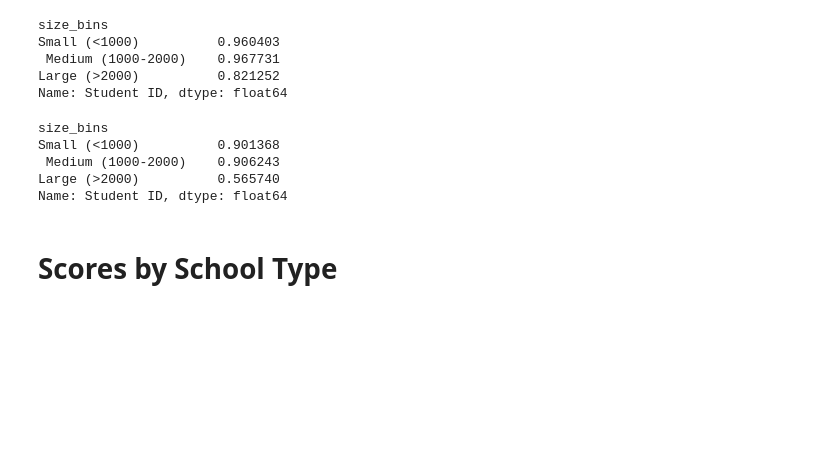
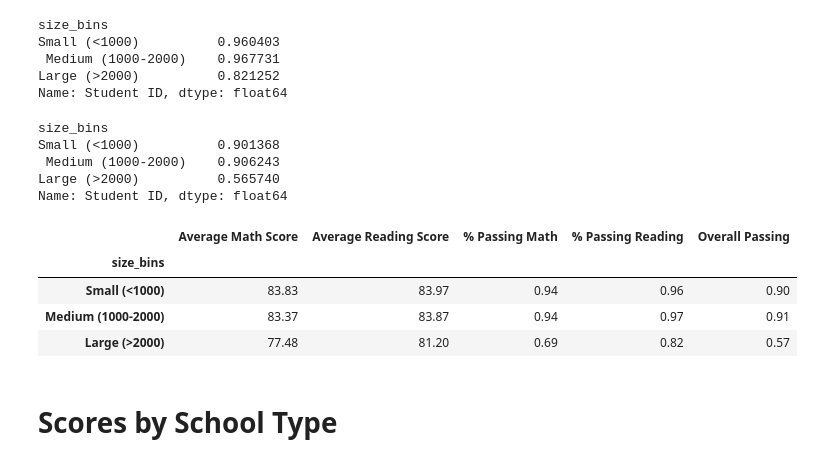
Before and after one commit to josiedeleon/Pandas--Challenge, a Jupyter notebook: PyCitySchools/PyCitySchools_ipynb.ipynb, the cells around one changed output. Drawn from its saved outputs; the diff is of its cells as text; code cells hidden in the pictures; blank space fills up the shorter version.

Commit message:
add data frame for by school size

```diff
--- a/PyCitySchools/PyCitySchools_ipynb.ipynb
+++ b/PyCitySchools/PyCitySchools_ipynb.ipynb
@@ -718,8 +718,14 @@ Name: Student ID, dtype: float64
 # %%
 #create dataframe
 
-score_byschool_spending = round(pd.DataFrame({ "Average Math Score": average_math, "Average Reading Score": average_reading, "% Passing Math": passing_math, "% Passing Reading": passing_reading, "Overall Passing": overall_passing}),2)
-score_byschool_spending
+score_byschool_size = round(pd.DataFrame({ "Average Math Score": average_math, "Average Reading Score": average_reading, "% Passing Math": passing_math, "% Passing Reading": passing_reading, "Overall Passing": overall_passing}),2)
+score_byschool_size
+# %% [output]
+|  | Average Math Score | Average Reading Score | % Passing Math | % Passing Reading | Overall Passing |
+| size_bins |  |  |  |  |  |
+| Small (<1000) | 83.83 | 83.97 | 0.94 | 0.96 | 0.90 |
+| Medium (1000-2000) | 83.37 | 83.87 | 0.94 | 0.97 | 0.91 |
+| Large (>2000) | 77.48 | 81.20 | 0.69 | 0.82 | 0.57 |
 # %% [markdown]
 # Scores by School Type
 # %%
```
